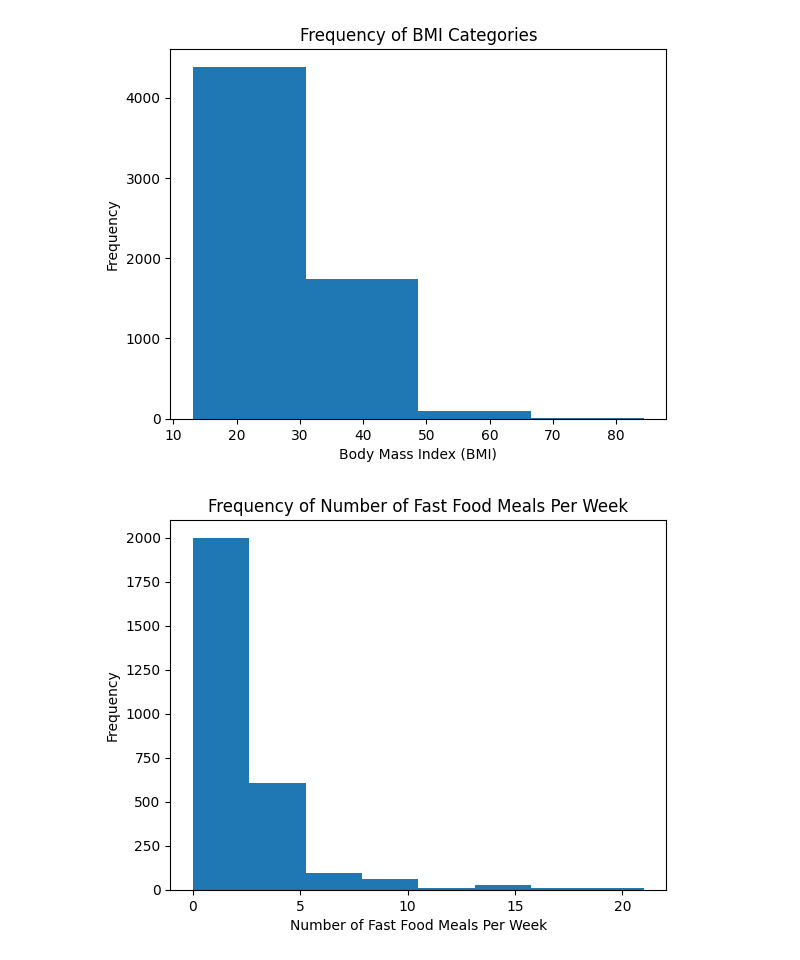
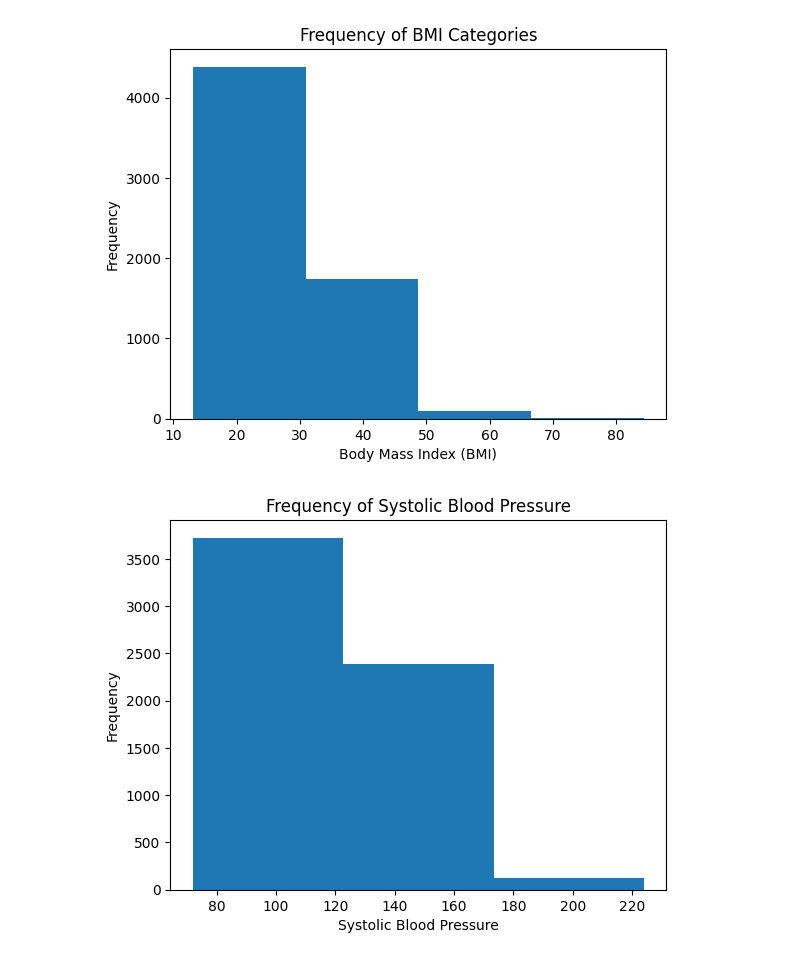
Before and after one commit to SinCosTanTya/Lifestyle-and-Health, a Jupyter notebook: Lifestyle_and_Health_Research_Project.ipynb, the cells around one changed output. Cells and saved outputs as stored; diff of their text form; code cells hidden in the pictures.

```diff
--- a/Lifestyle_and_Health_Research_Project.ipynb
+++ b/Lifestyle_and_Health_Research_Project.ipynb
@@ -160,13 +172,13 @@ plt.show()
 [figure]
 # %%
 #Visualize data for fast food meals per week
-plt.hist(new_health_df['fast_food_meals_per_week'],bins=8)
+plt.hist(new_health_df['systolic_bp'],bins=3)
 
-plt.title('Frequency of Number of Fast Food Meals Per Week')
-plt.xlabel('Number of Fast Food Meals Per Week')
+plt.title('Frequency of Systolic Blood Pressure')
+plt.xlabel('Systolic Blood Pressure')
 plt.ylabel('Frequency')
 
 plt.show()
 # %% [output]
-[figure, old version]
+[figure, new version]
 # %%
```
Also changed, not shown: parts of 7 cells of this notebook.
